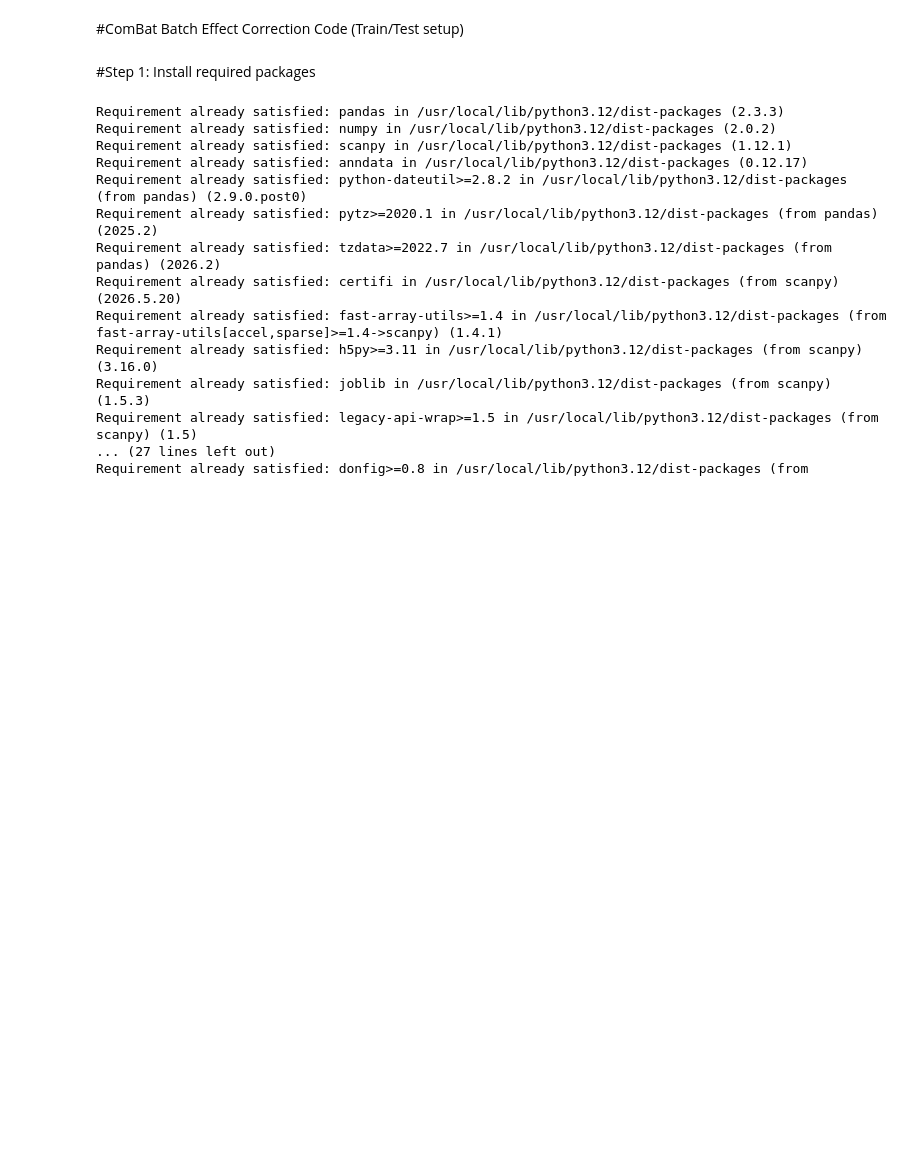
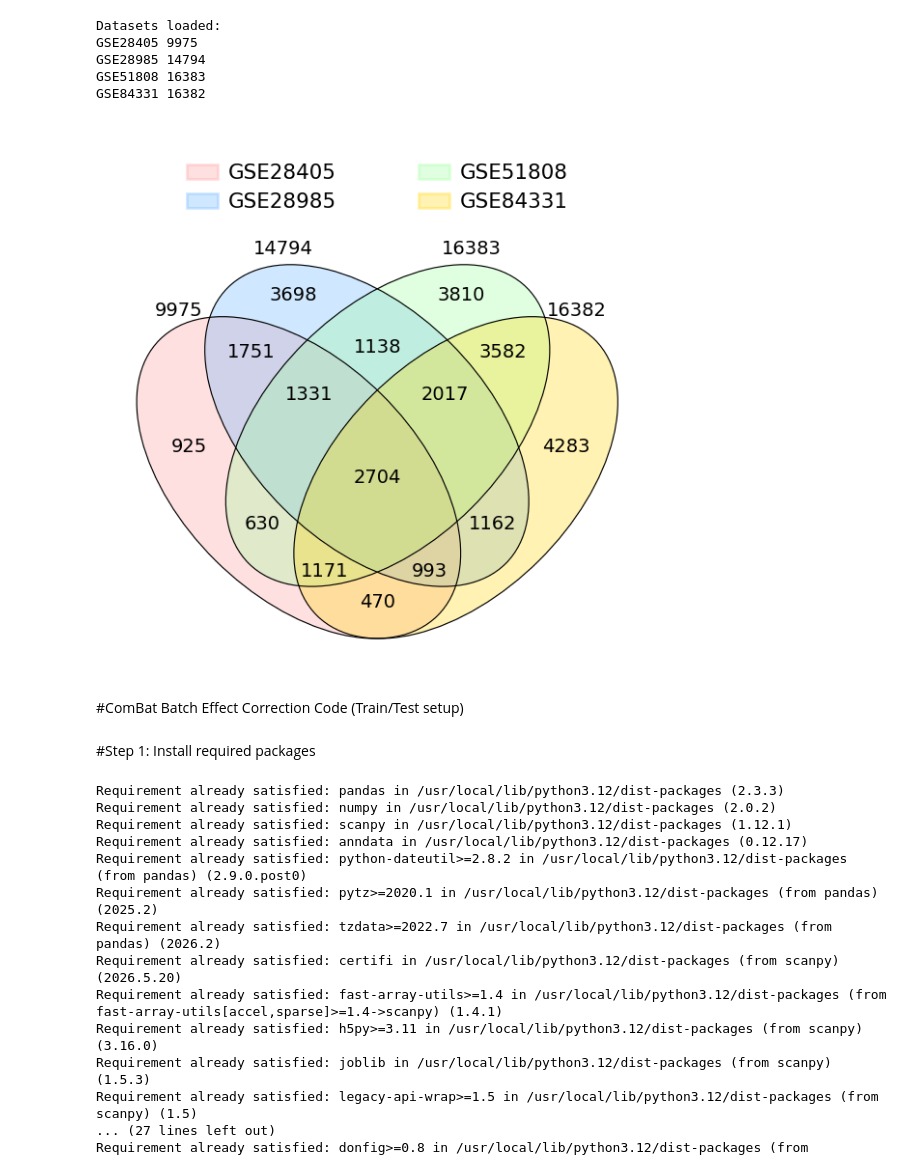
Before and after one commit to MostaryKhatun/Dengue_infection, a Jupyter notebook: Dengue_lebeled_dataset_Analysis.ipynb, the cells around one changed output. Cells and saved outputs as stored; diff of their text form; code cells hidden in the pictures; blank space fills up the shorter version.

```diff
--- a/Dengue_lebeled_dataset_Analysis.ipynb
+++ b/Dengue_lebeled_dataset_Analysis.ipynb
@@ -342,3 +423,68 @@ For example, when doing 'df[col].method(value, inplace=True)', try using 'df.met
+# %%
+# ==========================================
+# Install package (run once)
+# ==========================================
+!pip install -q venny4py
+
+# ==========================================
+# Import library
+# ==========================================
+from venny4py.venny4py import *
+
+# ==========================================
+# Create full dictionary
+# ==========================================
+gene_dict = {
+    ds.replace("_matrix_Transpose_labeled.csv", ""): genes
+    for ds, genes in zip(datasets, gene_sets)
+}
+
+# ==========================================
+# Choose ANY 4 datasets
+# ==========================================
+# selected_datasets = [
+#     "GSE16463",
+#     "GSE18090",
+#     "GSE51808",
+#     "GSE84331"
+# ]
+selected_datasets = [
+    "GSE28405",
+    "GSE28985",
+    "GSE51808",
+    "GSE84331"
+]
+
+# Create dictionary for only these 4 datasets
+selected_gene_dict = {
+    ds: gene_dict[ds]
+    for ds in selected_datasets
+}
+
+# Check loaded datasets
+print("Datasets loaded:")
+for ds, genes in selected_gene_dict.items():
+    print(ds, len(genes))
+
+# ==========================================
+# Draw Venn Diagram
+# ==========================================
+venny4py(
+    sets=selected_gene_dict,
+    colors=[
+        "#FF9999",  # GSE16463
+        "#66B3FF",  # GSE18090
+        "#99FF99",  # GSE51808
+        "#FFD700"   # GSE84331
+    ]
+)
+# %% [output]
+Datasets loaded:
+GSE28405 9975
+GSE28985 14794
+GSE51808 16383
+GSE84331 16382
+[figure, added]
 # %% [markdown]
 #ComBat Batch Effect Correction Code (Train/Test setup)
 # %% [markdown]
```
Also changed, not shown: parts of 38 cells of this notebook.
